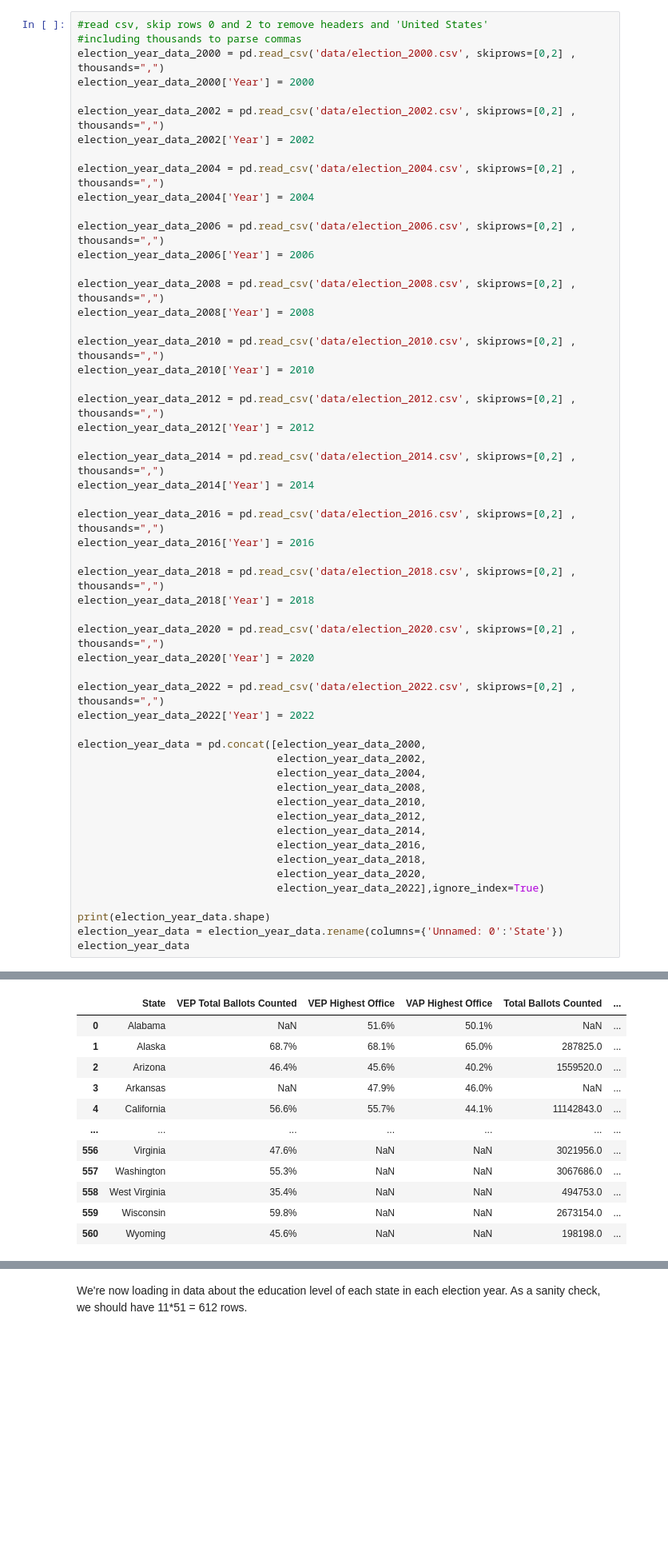
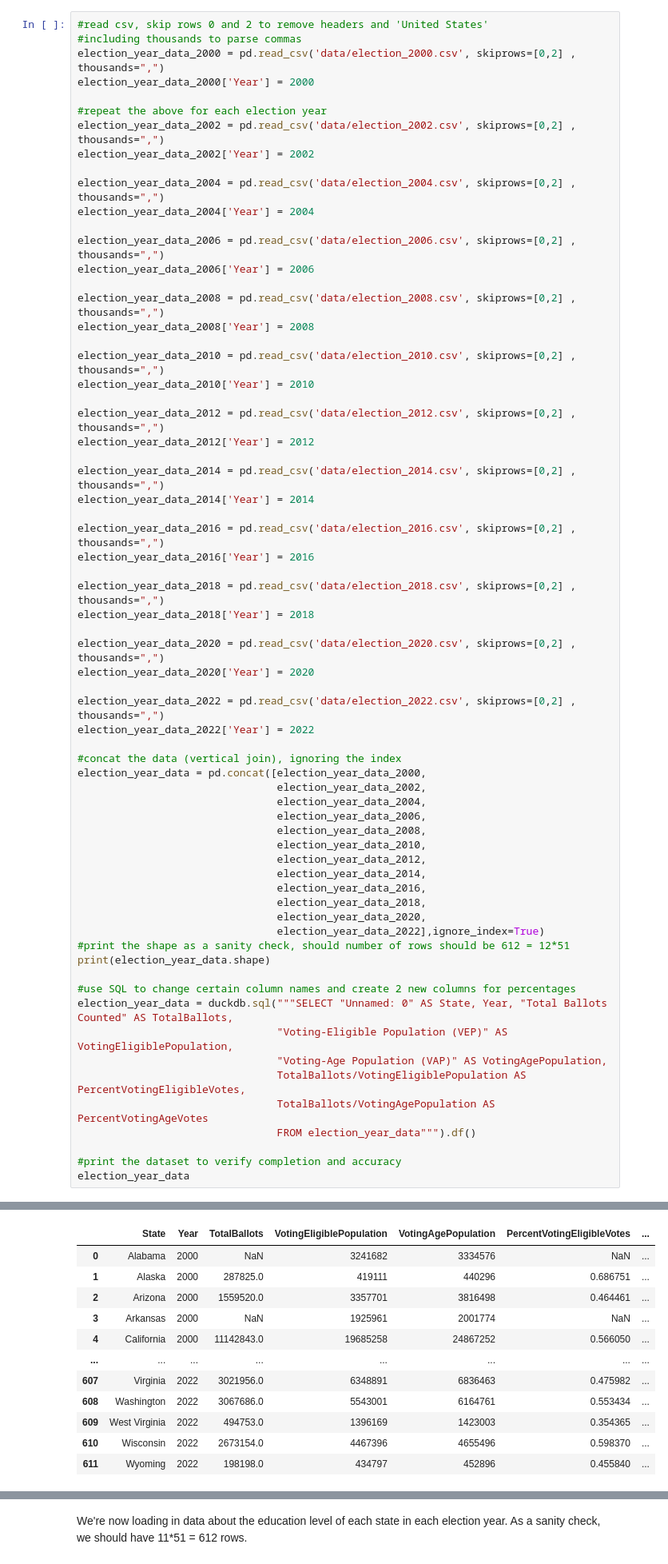
Before and after one commit to nikhilc52/info2950, a Jupyter notebook: ElectionDemographics.ipynb, the cells around one changed output, grey strips where cells are left out. Shown: that part at 80% size. Drawn from its saved outputs; the diff is of its cells as text; blank space fills up the shorter version.

```diff
--- a/ElectionDemographics.ipynb
+++ b/ElectionDemographics.ipynb
@@ -35,6 +55,7 @@ As a sanity check, since D.C. is included as a state, we should have 51*11 = 561
 election_year_data_2000 = pd.read_csv('data/election_2000.csv', skiprows=[0,2] , thousands=",")
 election_year_data_2000['Year'] = 2000
 
+#repeat the above for each election year
 election_year_data_2002 = pd.read_csv('data/election_2002.csv', skiprows=[0,2] , thousands=",")
 election_year_data_2002['Year'] = 2002
 
@@ -68,9 +89,11 @@ election_year_data_2020['Year'] = 2020
 election_year_data_2022 = pd.read_csv('data/election_2022.csv', skiprows=[0,2] , thousands=",")
 election_year_data_2022['Year'] = 2022
 
+#concat the data (vertical join), ignoring the index
 election_year_data = pd.concat([election_year_data_2000,
                                 election_year_data_2002,
                                 election_year_data_2004,
+                                election_year_data_2006,
                                 election_year_data_2008,
                                 election_year_data_2010,
                                 election_year_data_2012,
@@ -79,8 +102,17 @@ election_year_data = pd.concat([election_year_data_2000,
                                 election_year_data_2018,
                                 election_year_data_2020,
                                 election_year_data_2022],ignore_index=True)
+#print the shape as a sanity check, should number of rows should be 612 = 12*51
+print(election_year_data.shape)
 
-print(election_year_data.shape)
-election_year_data = election_year_data.rename(columns={'Unnamed: 0':'State'})
+#use SQL to change certain column names and create 2 new columns for percentages
+election_year_data = duckdb.sql("""SELECT "Unnamed: 0" AS State, Year, "Total Ballots Counted" AS TotalBallots,
+                                "Voting-Eligible Population (VEP)" AS VotingEligiblePopulation,
+                                "Voting-Age Population (VAP)" AS VotingAgePopulation,
+                                TotalBallots/VotingEligiblePopulation AS PercentVotingEligibleVotes,
+                                TotalBallots/VotingAgePopulation AS PercentVotingAgeVotes
+                                FROM election_year_data""").df()
+
+#print the dataset to verify completion and accuracy
 election_year_data
 # %% [output]
@@ -88,12 +120,12 @@ election_year_data
-|  | State | VEP Total Ballots Counted | VEP Highest Office | VAP Highest Office | Total Ballots Counted | ... |
-| 0 | Alabama | NaN | 51.6% | 50.1% | NaN | ... |
-| 1 | Alaska | 68.7% | 68.1% | 65.0% | 287825.0 | ... |
-| 2 | Arizona | 46.4% | 45.6% | 40.2% | 1559520.0 | ... |
-| 3 | Arkansas | NaN | 47.9% | 46.0% | NaN | ... |
-| 4 | California | 56.6% | 55.7% | 44.1% | 11142843.0 | ... |
-| ... | ... | ... | ... | ... | ... | ... |
-| 556 | Virginia | 47.6% | NaN | NaN | 3021956.0 | ... |
-| 557 | Washington | 55.3% | NaN | NaN | 3067686.0 | ... |
-| 558 | West Virginia | 35.4% | NaN | NaN | 494753.0 | ... |
-| 559 | Wisconsin | 59.8% | NaN | NaN | 2673154.0 | ... |
-| 560 | Wyoming | 45.6% | NaN | NaN | 198198.0 | ... |
+|  | State | Year | TotalBallots | VotingEligiblePopulation | VotingAgePopulation | PercentVotingEligibleVotes | ... |
+| 0 | Alabama | 2000 | NaN | 3241682 | 3334576 | NaN | ... |
+| 1 | Alaska | 2000 | 287825.0 | 419111 | 440296 | 0.686751 | ... |
+| 2 | Arizona | 2000 | 1559520.0 | 3357701 | 3816498 | 0.464461 | ... |
+| 3 | Arkansas | 2000 | NaN | 1925961 | 2001774 | NaN | ... |
+| 4 | California | 2000 | 11142843.0 | 19685258 | 24867252 | 0.566050 | ... |
+| ... | ... | ... | ... | ... | ... | ... | ... |
+| 607 | Virginia | 2022 | 3021956.0 | 6348891 | 6836463 | 0.475982 | ... |
+| 608 | Washington | 2022 | 3067686.0 | 5543001 | 6164761 | 0.553434 | ... |
+| 609 | West Virginia | 2022 | 494753.0 | 1396169 | 1423003 | 0.354365 | ... |
+| 610 | Wisconsin | 2022 | 2673154.0 | 4467396 | 4655496 | 0.598370 | ... |
+| 611 | Wyoming | 2022 | 198198.0 | 434797 | 452896 | 0.455840 | ... |
```
Also changed, not shown: parts of 19 cells of this notebook.
